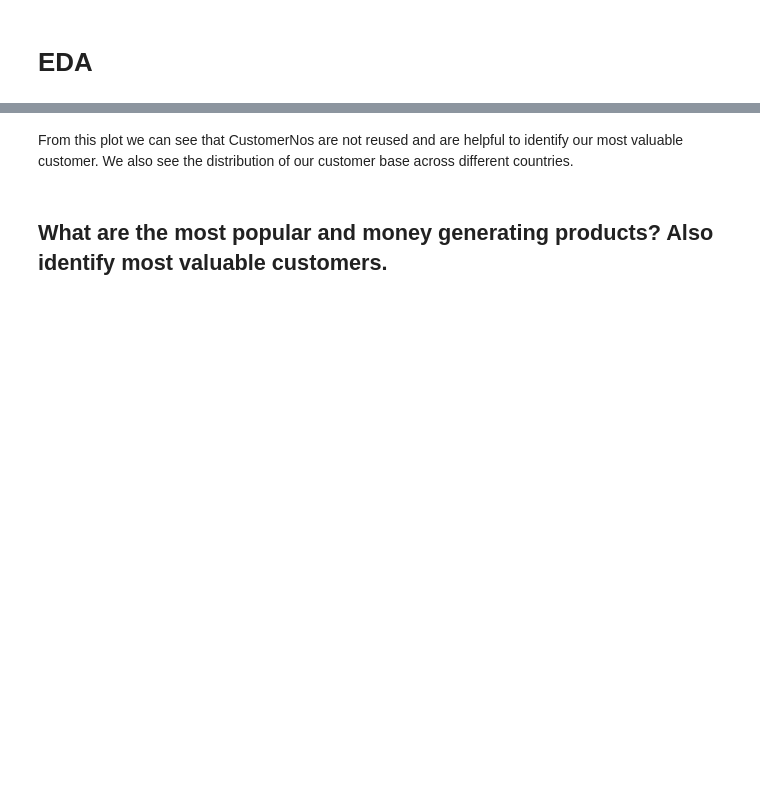
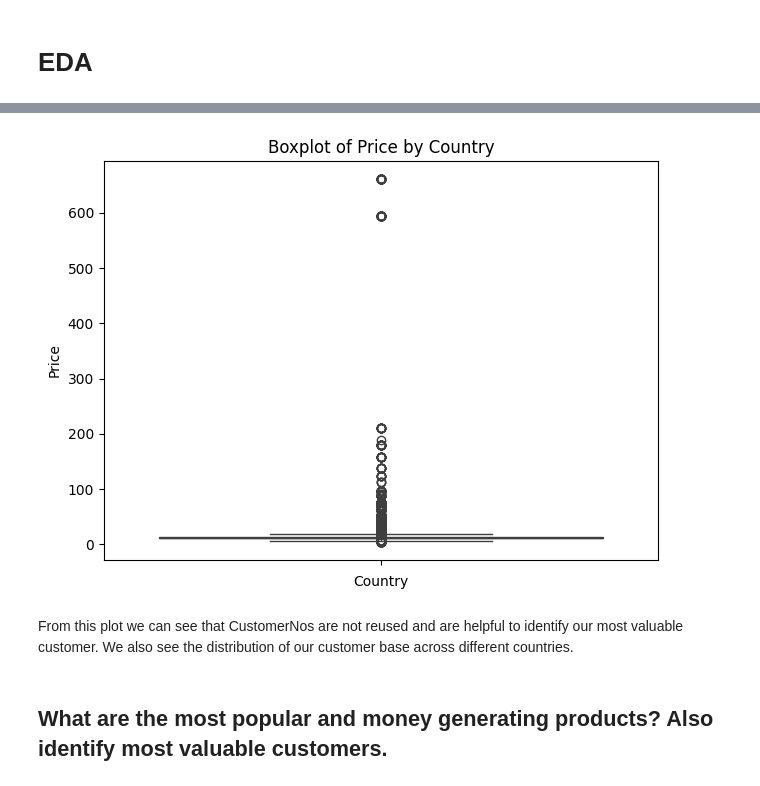
Before and after one commit to xrhahelry/Data-Driven-Insights-and-Customer-Segmentation-for-E-Commerce-Growth, a Jupyter notebook: eda.ipynb, the cells around one changed output, grey strips where cells are left out. Drawn from its saved outputs; the diff is of its cells as text; code cells hidden in the pictures; blank space fills up the shorter version.

```diff
--- a/eda.ipynb
+++ b/eda.ipynb
@@ -115 +268,11 @@ df = pd.read_csv("cleaned_sales_data.csv")
+# %%
+sns.boxplot(data=df, y='Price')
+plt.title('Boxplot of Price by Country')
+plt.xlabel('Country')
+plt.ylabel('Price')
+plt.xticks(rotation=45)
+plt.tight_layout()
+plt.show()
+# %% [output]
+[figure, added]
 # %%
```
Also changed, not shown: parts of 21 cells of this notebook, 15 other files.
